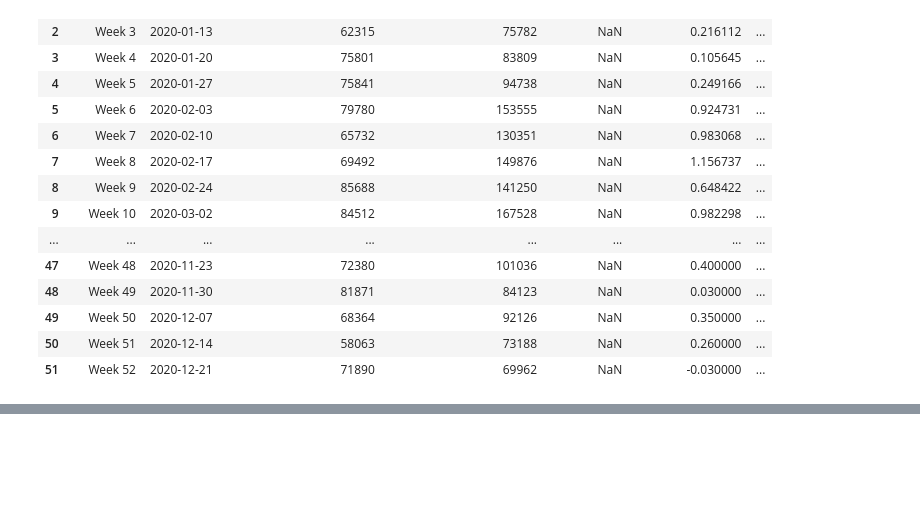
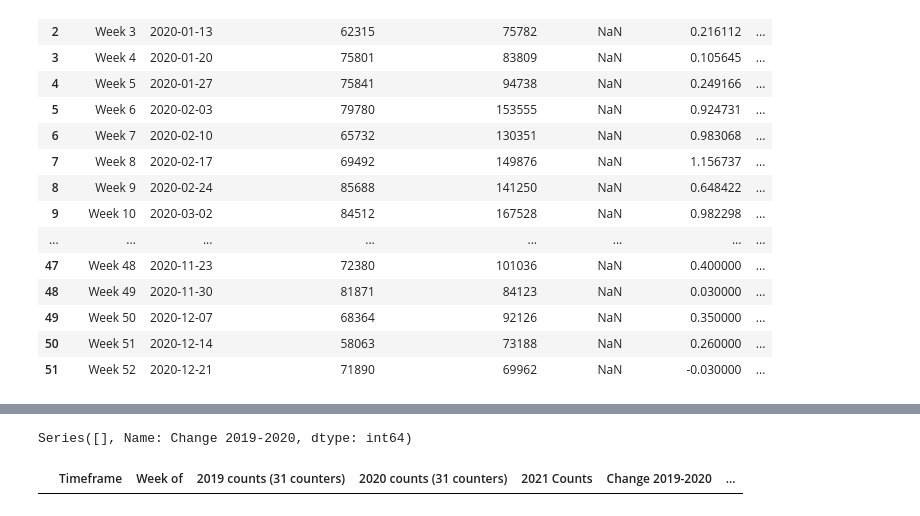
Before and after one commit to Supersplicer98/Sales-Predictions, a Jupyter notebook: Bike_Trail_Data.ipynb, the cells around one changed output, grey strips where cells are left out. Saved outputs shown, nothing was run; the diff lists cells and outputs as text; code cells hidden in the pictures; blank space fills up the shorter version.

```diff
--- a/Bike_Trail_Data.ipynb
+++ b/Bike_Trail_Data.ipynb
@@ -71,0 +120,3 @@ Name: Week of, dtype: datetime64[ns]>
+# %%
+bike_df = bike_df.loc[week_filter, :]
+bike_df['Week of'].value_counts()
@@ -121,0 +181,11 @@ bike_df[['Change 2019-2020', 'Week of']][30:50:]
+# %%
+change_filter = bike_df['Change 2019-2020'] > 1
+bike_df = bike_df.loc[change_filter, :]
+bike_df['Change 2019-2020'].value_counts(dropna = False)
+# %% [output]
+Series([], Name: Change 2019-2020, dtype: int64)
+# %%
+bike_df = bike_df.loc[week_filter & change_filter, :]
+bike_df
+# %% [output]
+|  | Timeframe | Week of | 2019 counts (31 counters) | 2020 counts (31 counters) | 2021 Counts | Change 2019-2020 | ... |
```
Also changed, not shown: parts of 12 cells of this notebook.
